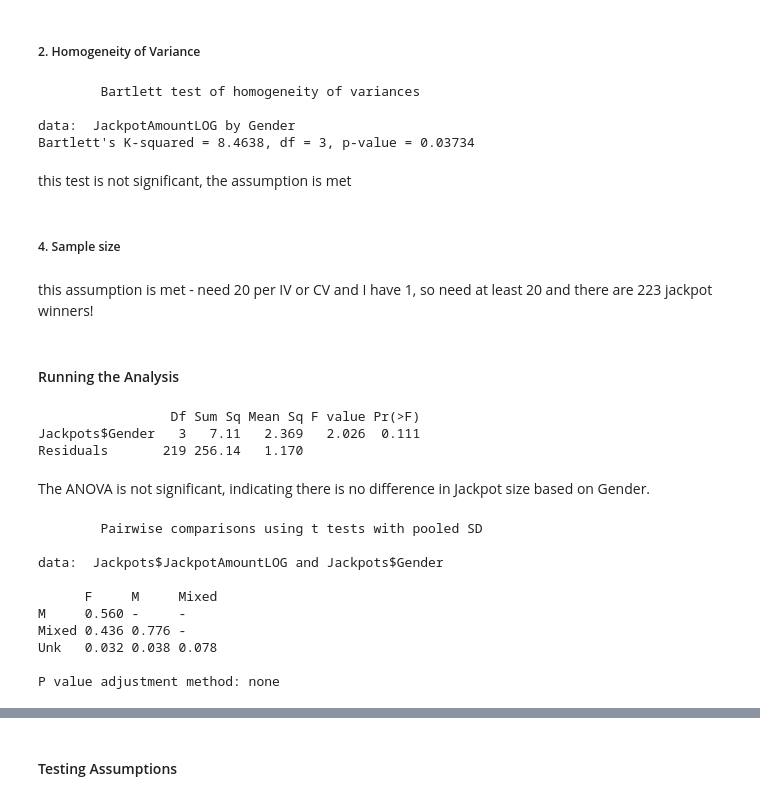
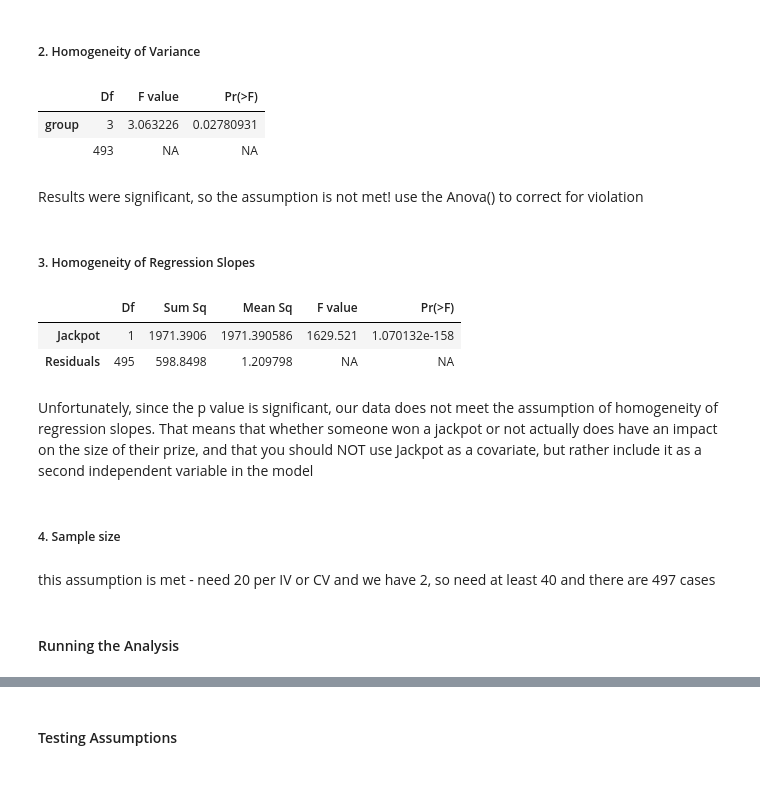
Before and after one commit to AlbiKovi/DSO110---Final-Group-Project, a Jupyter notebook: DSO110 - Final Group Project - Lottery - R Notebook.ipynb, the cells around one changed output, grey strips where cells are left out. Drawn from its saved outputs; the diff is of its cells as text; code cells hidden in the pictures.

```diff
--- a/DSO110 - Final Group Project - Lottery - R Notebook.ipynb
+++ b/DSO110 - Final Group Project - Lottery - R Notebook.ipynb
@@ -92,41 +105,28 @@ plotNormalHistogram(Jackpots$JackpotAmountLOG)
 # %% [markdown]
 ##### 2. Homogeneity of Variance
-# %%
-
-bartlett.test(JackpotAmountLOG~Gender, data=Jackpots)
-# %% [output]
-        Bartlett test of homogeneity of variances
-
-data:  JackpotAmountLOG by Gender
-Bartlett's K-squared = 8.4638, df = 3, p-value = 0.03734
-# %% [markdown]
-this test is not significant, the assumption is met
+# %%
+leveneTest(Wins$AmountLOG~Gender, data=Wins)
+# %% [output]
+|  | Df | F value | Pr(>F) |
+| group | 3 | 3.063226 | 0.02780931 |
+|  | 493 | NA | NA |
+# %% [markdown]
+Results were  significant, so the assumption is not met! use the Anova() to correct for violation
+# %% [markdown]
+##### 3. Homogeneity of Regression Slopes
+# %%
+Homogeneity_RegrSlp = lm(Wins$AmountLOG~Jackpot, data=Wins)
+anova(Homogeneity_RegrSlp)
+# %% [output]
+|  | Df | Sum Sq | Mean Sq | F value | Pr(>F) |
+| Jackpot | 1 | 1971.3906 | 1971.390586 | 1629.521 | 1.070132e-158 |
+| Residuals | 495 | 598.8498 | 1.209798 | NA | NA |
+# %% [markdown]
+Unfortunately, since the p value is significant, our data does not meet the assumption of homogeneity of regression slopes. That means that whether someone won a jackpot or not actually does have an impact on the size of their prize, and that you should NOT use Jackpot as a covariate, but rather include it as a second independent variable in the model
 # %% [markdown]
 ##### 4. Sample size
 # %% [markdown]
-this assumption is met - need 20 per IV or CV and I have 1, so need at least 20 and there are 223 jackpot winners!
+this assumption is met - need 20 per IV or CV and we have 2, so need at least 40 and there are 497 cases
 # %% [markdown]
 
 #### Running the Analysis
-# %%
-JackpotsANOVA <- aov(Jackpots$JackpotAmountLOG~Jackpots$Gender)
-summary(JackpotsANOVA)
-# %% [output]
-                 Df Sum Sq Mean Sq F value Pr(>F)
-Jackpots$Gender   3   7.11   2.369   2.026  0.111
-Residuals       219 256.14   1.170
-# %% [markdown]
-The ANOVA is not significant, indicating there is no difference in Jackpot size based on Gender.
-# %%
-pairwise.t.test(Jackpots$JackpotAmountLOG, Jackpots$Gender, p.adjust="none")
-# %% [output]
-        Pairwise comparisons using t tests with pooled SD
-
-data:  Jackpots$JackpotAmountLOG and Jackpots$Gender
-
-      F     M     Mixed
-M     0.560 -     -
-Mixed 0.436 0.776 -
-Unk   0.032 0.038 0.078
-
-P value adjustment method: none
```
Also changed, not shown: parts of 76 cells of this notebook.
